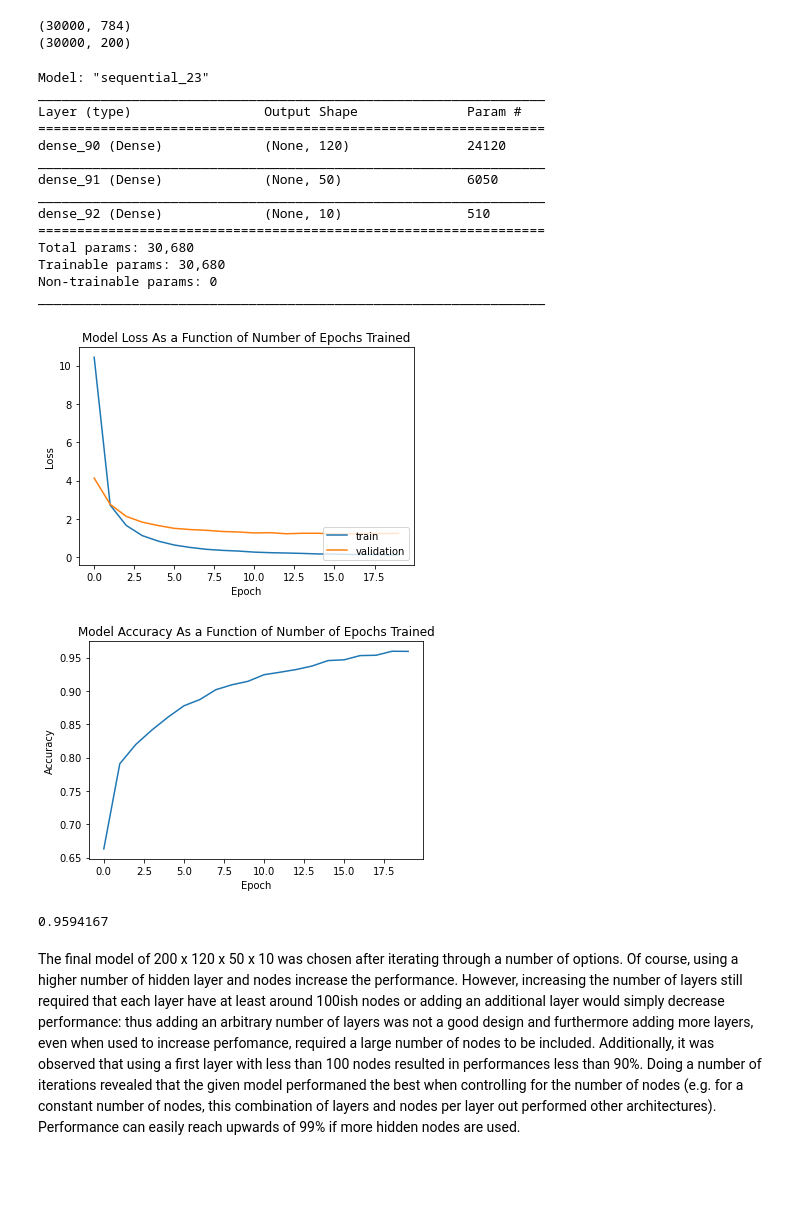
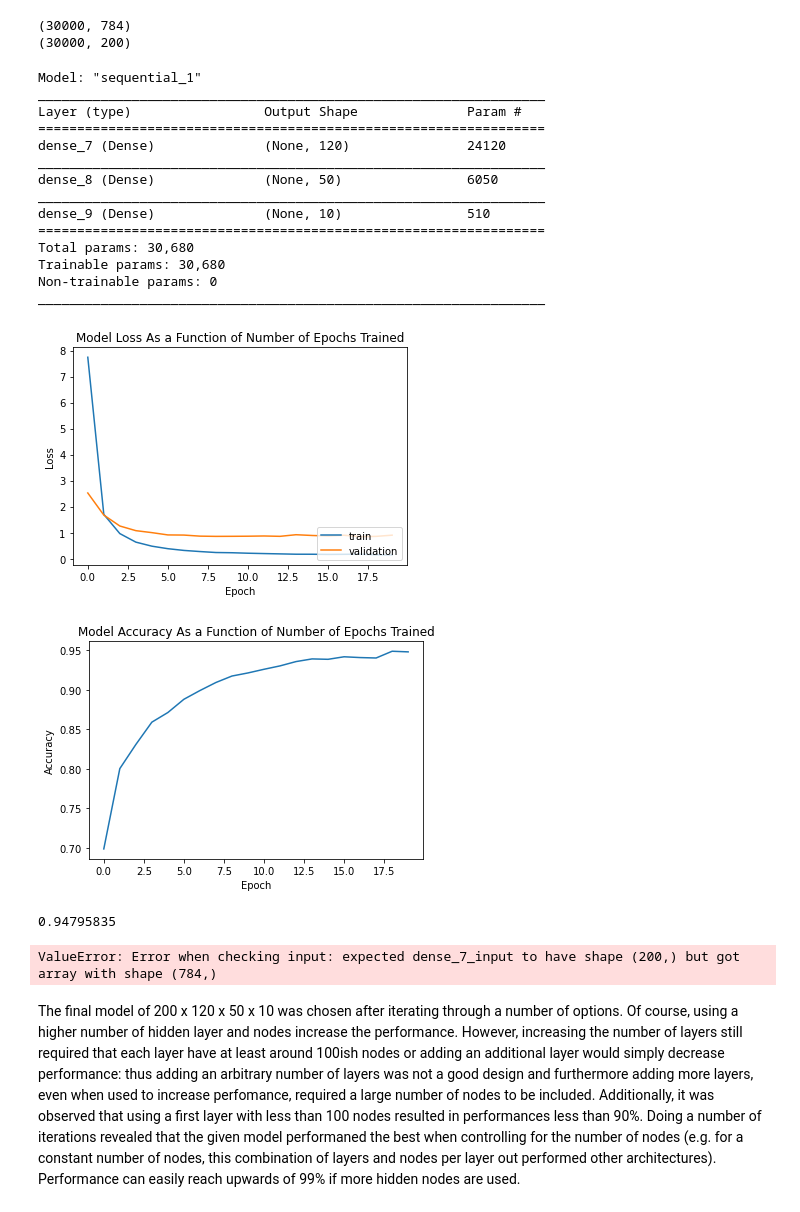
Before and after one commit to kdmalc/CompNeuro, a Jupyter notebook: 07/Homework7.ipynb, the cells around one changed output. Saved outputs shown, nothing was run; the diff lists cells and outputs as text; code cells hidden in the pictures; blank space fills up the shorter version.

```diff
--- a/07/Homework7.ipynb
+++ b/07/Homework7.ipynb
@@ -244,35 +308,43 @@ train_labels_half2RE = to_categorical(train_labels_half2)
 # %%
 backprop_network = create_network(node_list=[encoding_dim,120,50,10])
 backprop_network.summary()
+
+my_epochs = 20
+my_batch = 128
 
 history2 = backprop_network.fit(fixed_input,
                               train_labels_half2RE,
                               verbose=False,
                               validation_split=.2,
                               epochs=my_epochs,
                               batch_size=my_batch)
 
 plot_model_loss(history2)
 plot_model_accuracy(history2)
 print(history2.history['acc'][-1])
 # %% [output]
-Model: "sequential_23"
+Model: "sequential_1"
 _________________________________________________________________
 Layer (type)                 Output Shape              Param #
 =================================================================
-dense_90 (Dense)             (None, 120)               24120
+dense_7 (Dense)              (None, 120)               24120
 _________________________________________________________________
-dense_91 (Dense)             (None, 50)                6050
+dense_8 (Dense)              (None, 50)                6050
 _________________________________________________________________
-dense_92 (Dense)             (None, 10)                510
+dense_9 (Dense)              (None, 10)                510
 =================================================================
 Total params: 30,680
 Trainable params: 30,680
 Non-trainable params: 0
 _________________________________________________________________
-[figure, old version]
+[figure, new version]
-[figure, old version]
+[figure, new version]
-0.9594167
+0.94795835
+# %%
+
+backprop_network.evaluate(test_imagesq2, test_labelsRE)
+# %% [output]
+ValueError: Error when checking input: expected dense_7_input to have shape (200,) but got array with shape (784,)
 # %% [markdown]
 The final model of 200 x 120 x 50 x 10 was chosen after iterating through a number of options.  Of course, using a higher number of hidden layer and nodes increase the performance.  However, increasing the number of layers still required that each layer have at least around 100ish nodes or adding an additional layer would simply decrease performance: thus adding an arbitrary number of layers was not a good design and furthermore adding more layers, even when used to increase perfomance, required a large number of nodes to be included.  Additionally, it was observed that using a first layer with less than 100 nodes resulted in performances less than 90%.  Doing a number of iterations revealed that the given model performaned the best when controlling for the number of nodes (e.g. for a constant number of nodes, this combination of layers and nodes per layer out performed other architectures).  Performance can easily reach upwards of 99% if more hidden nodes are used.
 # %% [markdown]
```
Also changed, not shown: parts of 24 cells of this notebook.
